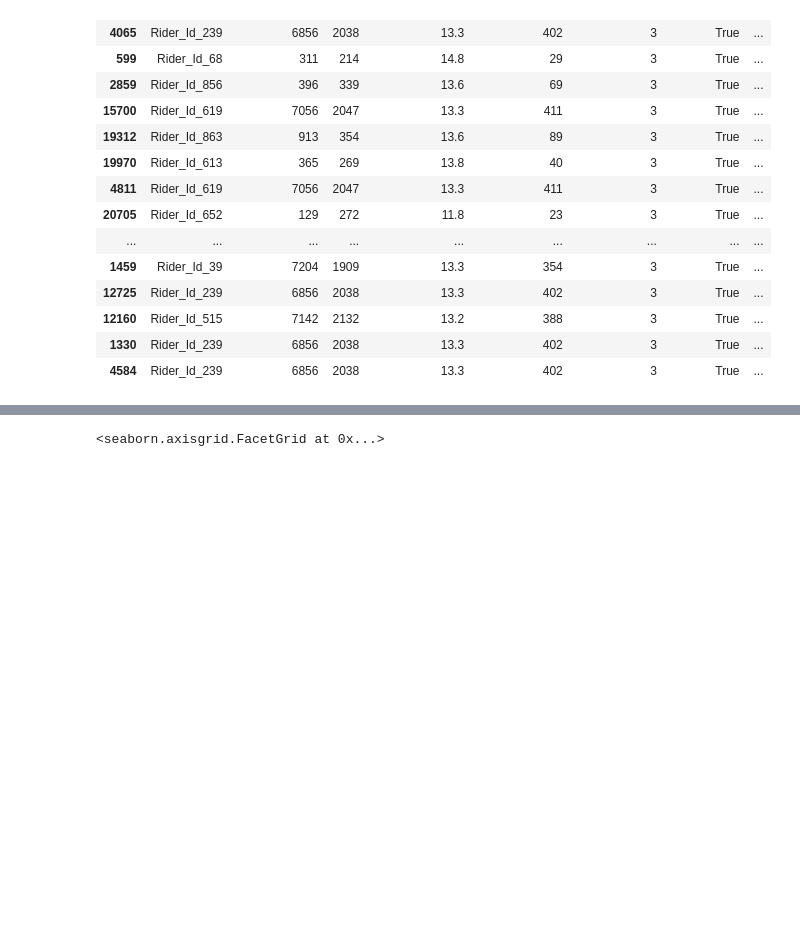
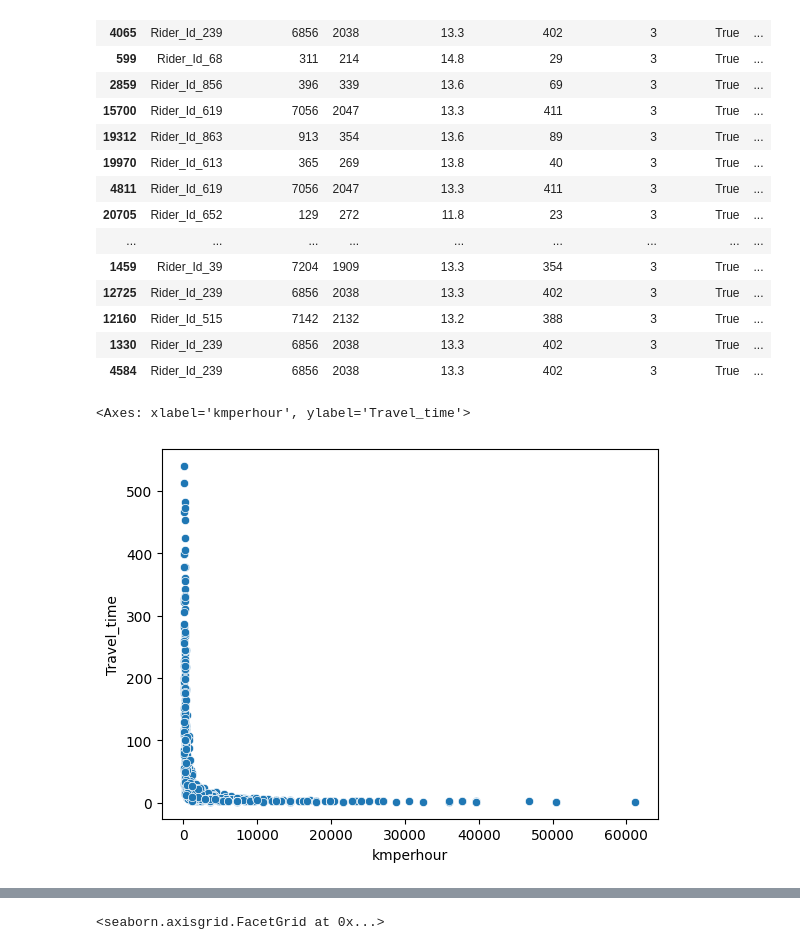
Before and after one commit to hughvd/sendy-logistics, a Jupyter notebook: josh_viz.ipynb, the cells around one changed output, grey strips where cells are left out. Drawn from its saved outputs; the diff is of its cells as text; code cells hidden in the pictures; blank space fills up the shorter version.

```diff
--- a/josh_viz.ipynb
+++ b/josh_viz.ipynb
@@ -283,3 +286,12 @@ df.sort_values(by = 'kmperhour', ascending = False).head(25)
 | 12160 | Rider_Id_515 | 7142 | 2132 | 13.2 | 388 | 3 | True | ... |
 | 1330 | Rider_Id_239 | 6856 | 2038 | 13.3 | 402 | 3 | True | ... |
 | 4584 | Rider_Id_239 | 6856 | 2038 | 13.3 | 402 | 3 | True | ... |
+# %%
+temp = df.kmperhour>120
+temp.sum()
+tempdf = df[temp]
+# %%
+sns.scatterplot(x = tempdf.kmperhour, y = tempdf.Travel_time)
+# %% [output]
+<Axes: xlabel='kmperhour', ylabel='Travel_time'>
+[figure, added]
```
Also changed, not shown: parts of 6 cells of this notebook, 1 other file.
